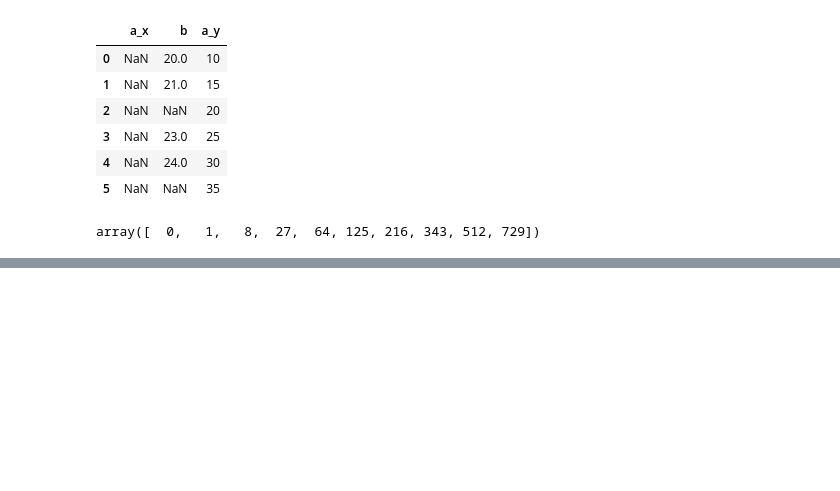
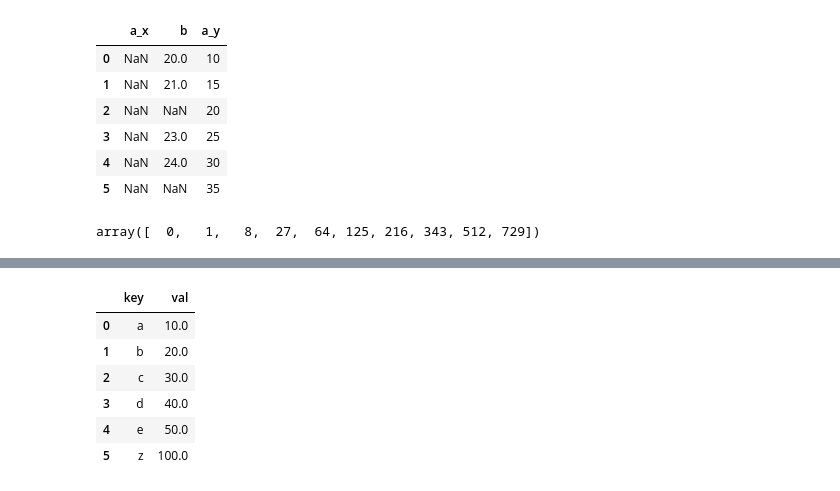
Before and after one commit to UtsavParashar/PythonProblems, a Jupyter notebook: Pandas 1.0 Cookbook.ipynb, the cells around one changed output, grey strips where cells are left out. Drawn from its saved outputs; the diff is of its cells as text; code cells hidden in the pictures; blank space fills up the shorter version.

```diff
--- a/Pandas 1.0 Cookbook.ipynb
+++ b/Pandas 1.0 Cookbook.ipynb
@@ -860,0 +861,12 @@ np.vsplit(a,2)
+# %%
+df1 = pd.DataFrame({
+    'key':['z','a','b','c'],
+    'val':[100,10, 20, np.nan]
+})
+df2 = pd.DataFrame({
+    'key':['a','b','c','d','e'],
+    'val':[10, 20, 30,40,50]
+})
+print(df1)
+print('*'*10)
+print(df2)
@@ -860,0 +886,13 @@ np.vsplit(a,2)
+# %%
+df3 = df1.set_index('key').join(df2.set_index('key'), lsuffix='_x', rsuffix='_y', how='outer').reset_index()
+df3['val'] = df3.val_x.fillna(df3.val_y)
+df3 = df3.drop(['val_x','val_y'], axis=1).rename(columns={'val_y':'val'})
+df3
+# %% [output]
+|  | key | val |
+| 0 | a | 10.0 |
+| 1 | b | 20.0 |
+| 2 | c | 30.0 |
+| 3 | d | 40.0 |
+| 4 | e | 50.0 |
+| 5 | z | 100.0 |
```
Also changed, not shown: parts of 62 cells of this notebook, 1 other file.
